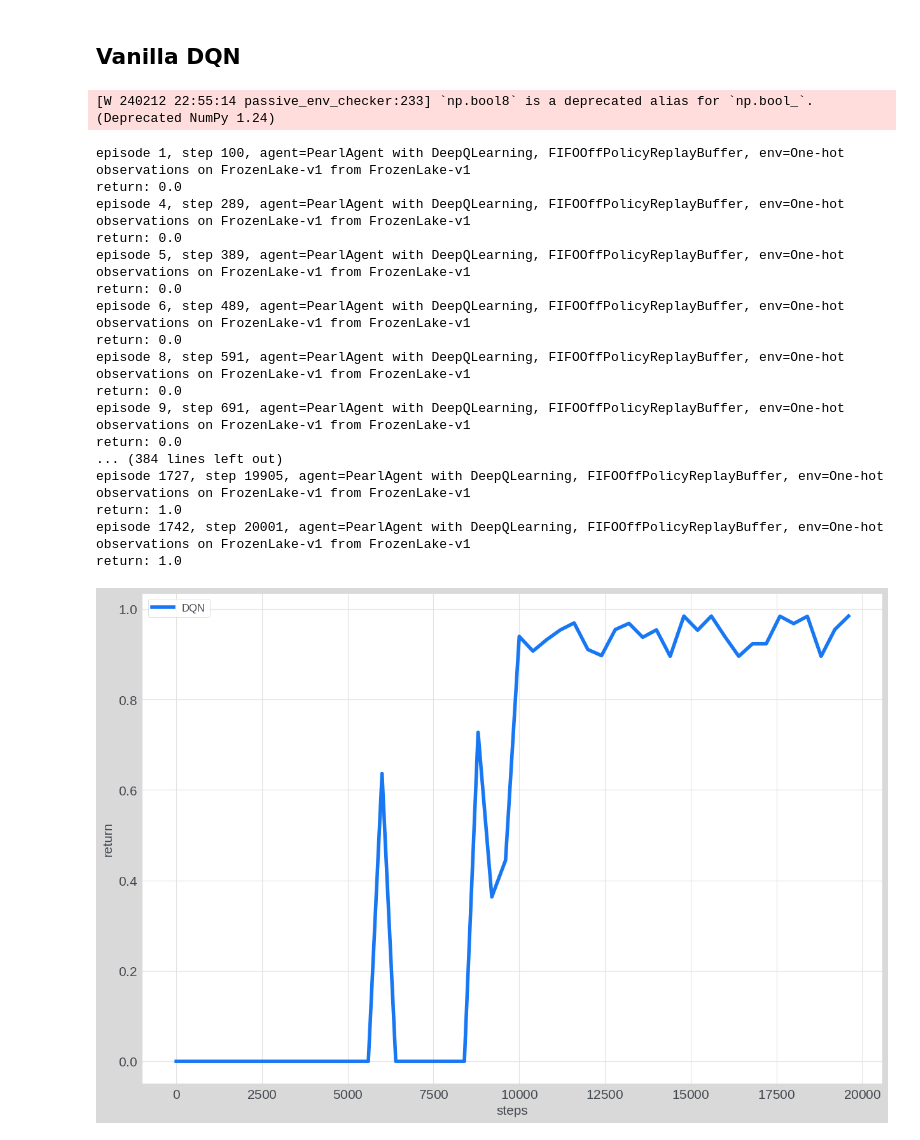
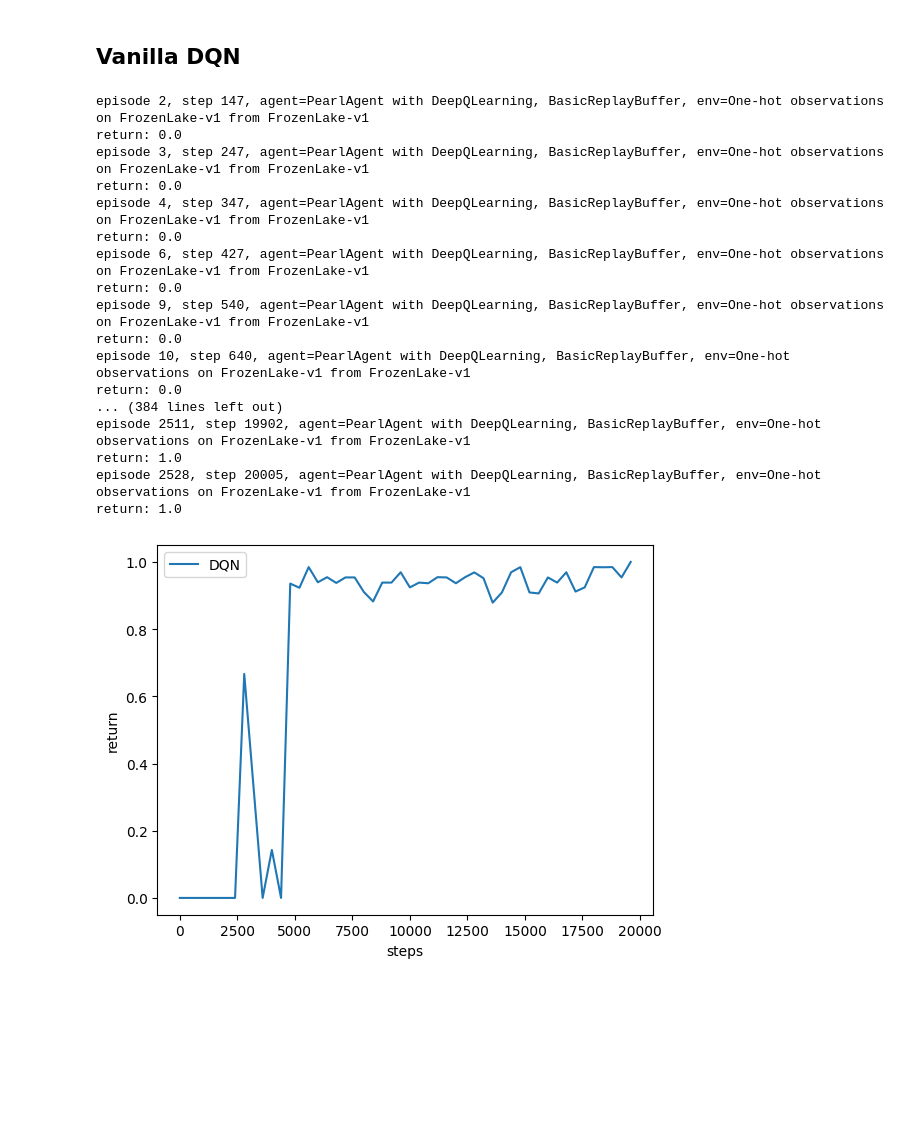
Before and after one commit to facebookresearch/Pearl, a Jupyter notebook: tutorials/frozen_lake/frozen_lake.ipynb, the cells around one changed output. Saved outputs shown, nothing was run; the diff lists cells and outputs as text; code cells hidden in the pictures; blank space fills up the shorter version.

```diff
--- a/tutorials/frozen_lake/frozen_lake.ipynb
+++ b/tutorials/frozen_lake/frozen_lake.ipynb
@@ -76,50 +76,49 @@ action_representation_module = OneHotActionTensorRepresentationModule(
     max_number_actions= env.action_space.n,
 )
 
 assert isinstance(env.action_space, DiscreteSpace)
 state_dim = env.observation_space.n
 agent = PearlAgent(
     policy_learner=DeepQLearning(
         state_dim=state_dim,
         action_space=env.action_space,
         hidden_dims=[64, 64],
         training_rounds=1,
         action_representation_module=action_representation_module
     ),
-    replay_buffer=SARSAReplayBuffer(1000),
+    replay_buffer=BasicReplayBuffer(1000),
 )
 
 info = online_learning(
     agent=agent,
     env=env,
     number_of_steps=number_of_steps,
     print_every_x_steps=100,
     record_period=record_period,
     learn_after_episode=False,
 )
 torch.save(info["return"], "DQN-return.pt")
 plt.plot(record_period * np.arange(len(info["return"])), info["return"], label="DQN")
 plt.xlabel("steps")
 plt.ylabel("return")
 plt.legend()
 plt.show()
 # %% [output]
-[W 240212 22:55:14 passive_env_checker:233] `np.bool8` is a deprecated alias for `np.bool_`.  (Deprecated NumPy 1.24)
+episode 2, step 147, agent=PearlAgent with DeepQLearning, BasicReplayBuffer, env=One-hot observations on FrozenLake-v1 from FrozenLake-v1
+return: 0.0
+episode 3, step 247, agent=PearlAgent with DeepQLearning, BasicReplayBuffer, env=One-hot observations on FrozenLake-v1 from FrozenLake-v1
+return: 0.0
+episode 4, step 347, agent=PearlAgent with DeepQLearning, BasicReplayBuffer, env=One-hot observations on FrozenLake-v1 from FrozenLake-v1
+return: 0.0
+episode 6, step 427, agent=PearlAgent with DeepQLearning, BasicReplayBuffer, env=One-hot observations on FrozenLake-v1 from FrozenLake-v1
+return: 0.0
+episode 9, step 540, agent=PearlAgent with DeepQLearning, BasicReplayBuffer, env=One-hot observations on FrozenLake-v1 from FrozenLake-v1
+return: 0.0
+episode 10, step 640, agent=PearlAgent with DeepQLearning, BasicReplayBuffer, env=One-hot observations on FrozenLake-v1 from FrozenLake-v1
+return: 0.0
+... (384 lines left out)
+episode 2511, step 19902, agent=PearlAgent with DeepQLearning, BasicReplayBuffer, env=One-hot observations on FrozenLake-v1 from FrozenLake-v1
+return: 1.0
+episode 2528, step 20005, agent=PearlAgent with DeepQLearning, BasicReplayBuffer, env=One-hot observations on FrozenLake-v1 from FrozenLake-v1
+return: 1.0
-episode 1, step 100, agent=PearlAgent with DeepQLearning, FIFOOffPolicyReplayBuffer, env=One-hot observations on FrozenLake-v1 from FrozenLake-v1
-return: 0.0
-episode 4, step 289, agent=PearlAgent with DeepQLearning, FIFOOffPolicyReplayBuffer, env=One-hot observations on FrozenLake-v1 from FrozenLake-v1
-return: 0.0
-episode 5, step 389, agent=PearlAgent with DeepQLearning, FIFOOffPolicyReplayBuffer, env=One-hot observations on FrozenLake-v1 from FrozenLake-v1
-return: 0.0
-episode 6, step 489, agent=PearlAgent with DeepQLearning, FIFOOffPolicyReplayBuffer, env=One-hot observations on FrozenLake-v1 from FrozenLake-v1
-return: 0.0
-episode 8, step 591, agent=PearlAgent with DeepQLearning, FIFOOffPolicyReplayBuffer, env=One-hot observations on FrozenLake-v1 from FrozenLake-v1
-return: 0.0
-episode 9, step 691, agent=PearlAgent with DeepQLearning, FIFOOffPolicyReplayBuffer, env=One-hot observations on FrozenLake-v1 from FrozenLake-v1
-return: 0.0
-... (384 lines left out)
-episode 1727, step 19905, agent=PearlAgent with DeepQLearning, FIFOOffPolicyReplayBuffer, env=One-hot observations on FrozenLake-v1 from FrozenLake-v1
-return: 1.0
-episode 1742, step 20001, agent=PearlAgent with DeepQLearning, FIFOOffPolicyReplayBuffer, env=One-hot observations on FrozenLake-v1 from FrozenLake-v1
-return: 1.0
-[figure, old version]
+[figure, new version]
```
Also changed, not shown: parts of 3 cells of this notebook, 4 other files.
